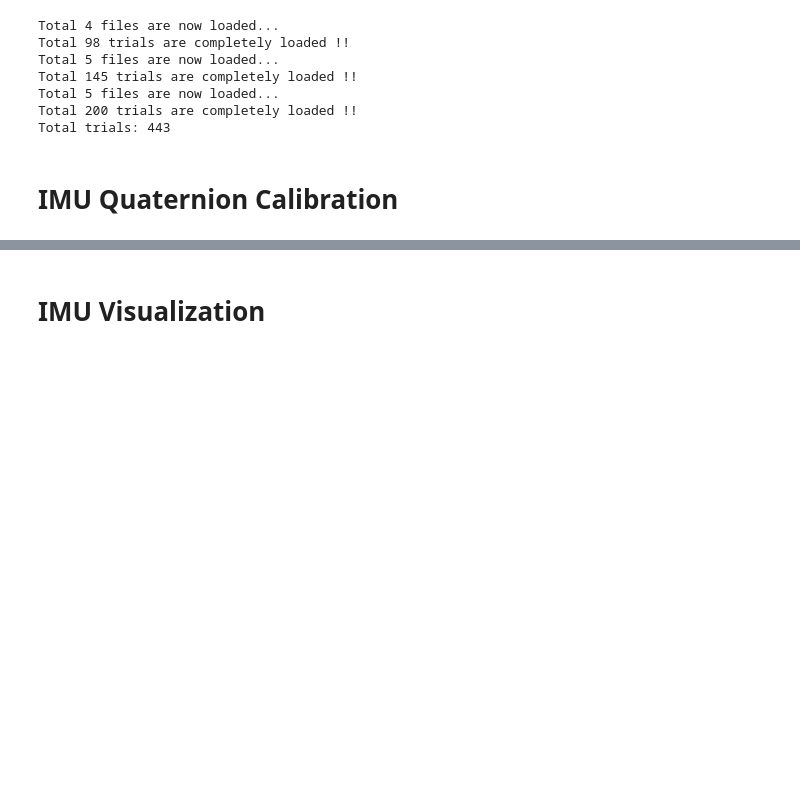
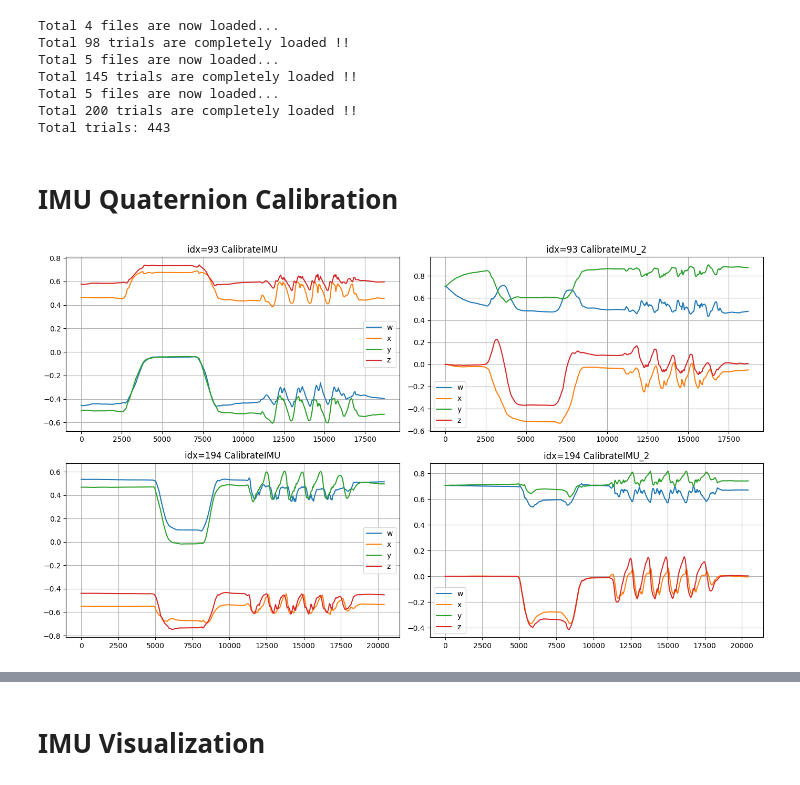
Before and after one commit to EXOLAB-Intention/Upperbody_NN, a Jupyter notebook: main.ipynb, the cells around one changed output, grey strips where cells are left out. Drawn from its saved outputs; the diff is of its cells as text; code cells hidden in the pictures; blank space fills up the shorter version.

```diff
--- a/main.ipynb
+++ b/main.ipynb
@@ -41,0 +42,64 @@ for trial in all_trials:
+# %%
+import copy
+
+idx1 = 93  # 첫 번째 trial 인덱스 112
+idx2 = 194  # 두 번째 trial 인덱스
+
+# 첫 번째 trial
+trial1_ori = copy.deepcopy(all_trials[idx1])
+trial1_cal2 = copy.deepcopy(all_trials[idx1])
+CalibrateIMU_3(trial1_ori)
+CalibrateIMU_2(trial1_cal2)
+
+# 두 번째 trial
+trial2_ori = copy.deepcopy(all_trials[idx2])
+trial2_cal2 = copy.deepcopy(all_trials[idx2])
+CalibrateIMU_3(trial2_ori)
+CalibrateIMU_2(trial2_cal2)
+
+plt.figure(figsize=(14, 8))
+
+# 1. idx1 - CalibrateIMU
+plt.subplot(2, 2, 1)
+plt.plot(trial1_ori['time'], trial1_ori['imu1'][:, 0], label='w')
+plt.plot(trial1_ori['time'], trial1_ori['imu1'][:, 1], label='x')
+plt.plot(trial1_ori['time'], trial1_ori['imu1'][:, 2], label='y')
+plt.plot(trial1_ori['time'], trial1_ori['imu1'][:, 3], label='z')
+plt.title(f'idx={idx1} CalibrateIMU')
+plt.legend()
+plt.grid(True)
+
+# 2. idx1 - CalibrateIMU_2
+plt.subplot(2, 2, 2)
+plt.plot(trial1_cal2['time'], trial1_cal2['imu1'][:, 0], label='w')
+plt.plot(trial1_cal2['time'], trial1_cal2['imu1'][:, 1], label='x')
+plt.plot(trial1_cal2['time'], trial1_cal2['imu1'][:, 2], label='y')
+plt.plot(trial1_cal2['time'], trial1_cal2['imu1'][:, 3], label='z')
+plt.title(f'idx={idx1} CalibrateIMU_2')
+plt.legend()
+plt.grid(True)
+
+# 3. idx2 - CalibrateIMU
+plt.subplot(2, 2, 3)
+plt.plot(trial2_ori['time'], trial2_ori['imu1'][:, 0], label='w')
+plt.plot(trial2_ori['time'], trial2_ori['imu1'][:, 1], label='x')
+plt.plot(trial2_ori['time'], trial2_ori['imu1'][:, 2], label='y')
+plt.plot(trial2_ori['time'], trial2_ori['imu1'][:, 3], label='z')
+plt.title(f'idx={idx2} CalibrateIMU')
+plt.legend()
+plt.grid(True)
+
+# 4. idx2 - CalibrateIMU_2
+plt.subplot(2, 2, 4)
+plt.plot(trial2_cal2['time'], trial2_cal2['imu1'][:, 0], label='w')
+plt.plot(trial2_cal2['time'], trial2_cal2['imu1'][:, 1], label='x')
+plt.plot(trial2_cal2['time'], trial2_cal2['imu1'][:, 2], label='y')
+plt.plot(trial2_cal2['time'], trial2_cal2['imu1'][:, 3], label='z')
+plt.title(f'idx={idx2} CalibrateIMU_2')
+plt.legend()
+plt.grid(True)
+
+plt.tight_layout()
+plt.show()
+# %% [output]
+[figure, added]
```
Also changed, not shown: parts of 4 cells of this notebook, 2 other files.
